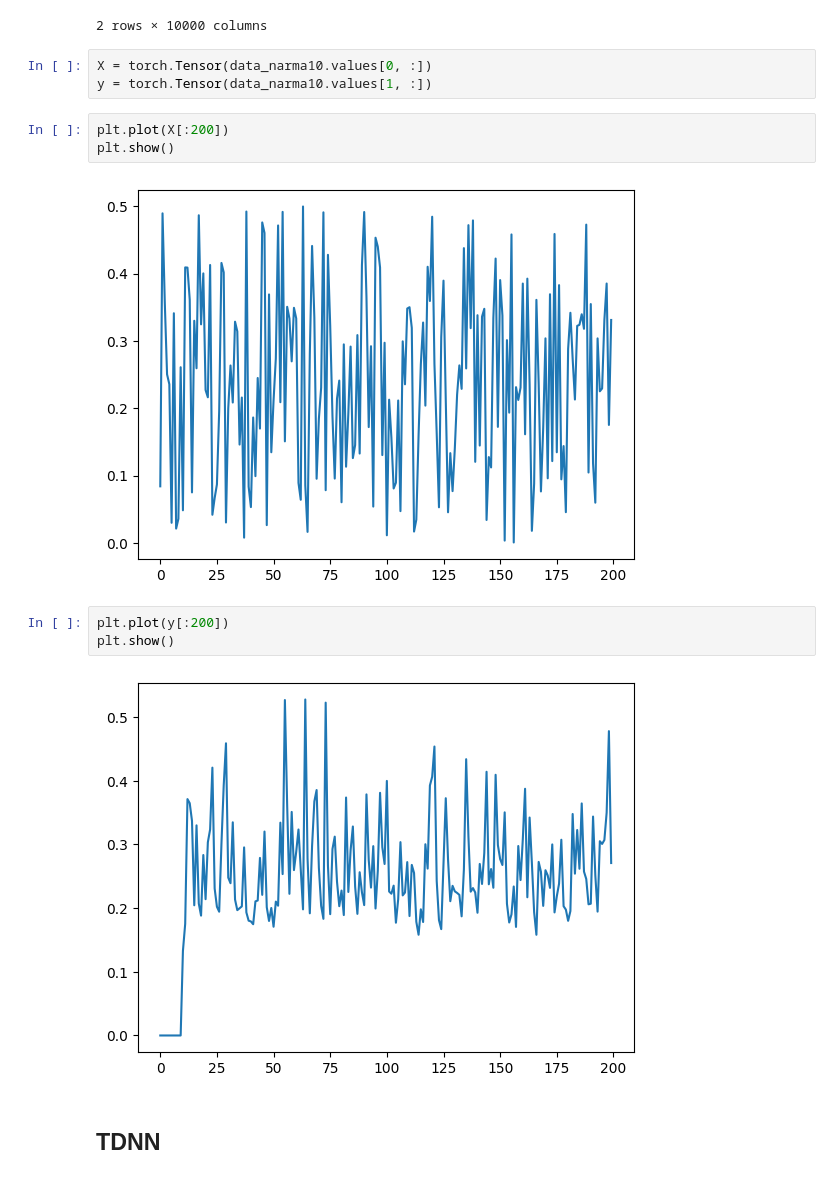
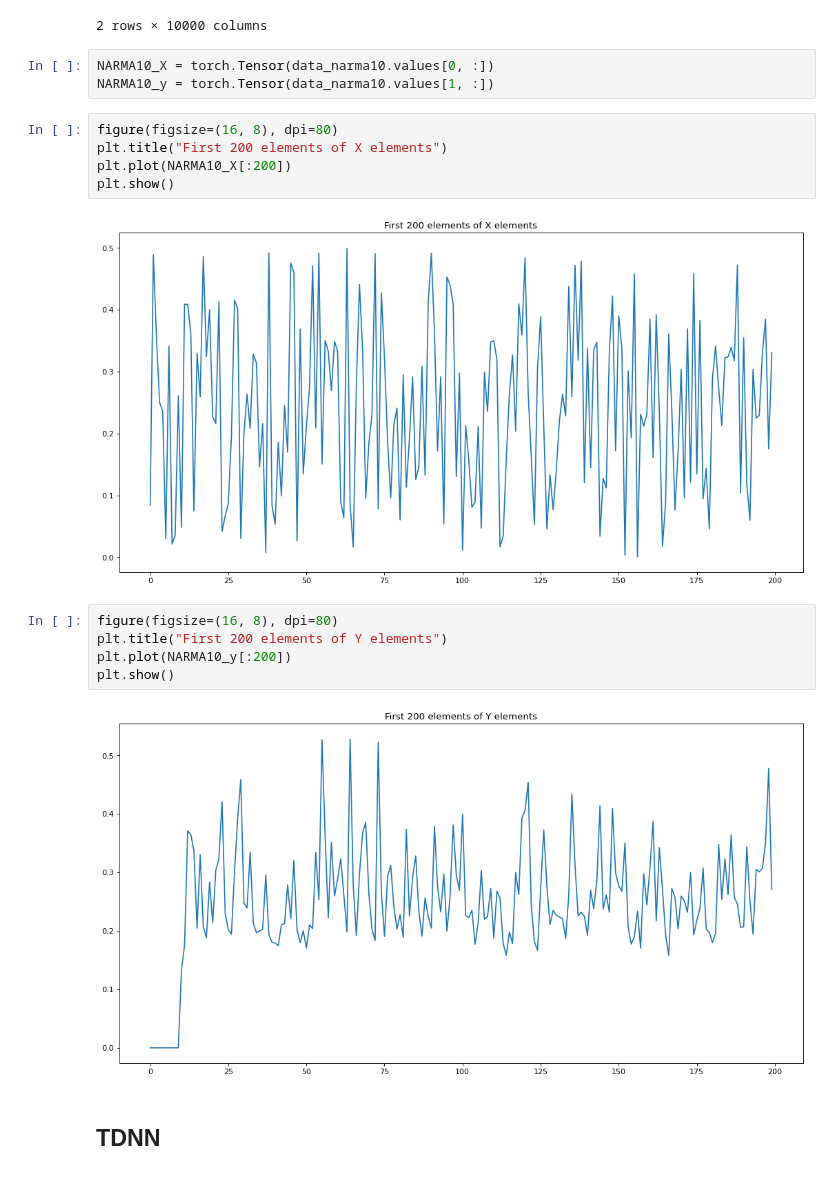
Before and after one commit to Andrew-Wyn/CNS_MidTerms, a Jupyter notebook: LAB3_1/TDNN_RNN.ipynb, the cells around one changed output. Drawn from its saved outputs; the diff is of its cells as text.

```diff
--- a/LAB3_1/TDNN_RNN.ipynb
+++ b/LAB3_1/TDNN_RNN.ipynb
@@ -217,18 +302,22 @@ data_narma10.head()
 | 1 | 0.000000 | 0.00000 | 0.00000 | 0.00000 | 0.00000 | 0.000000 | 0.00000 | 0.000000 | 0.000000 | 0.00000 | ... | ... |
 2 rows × 10000 columns
 # %%
-X = torch.Tensor(data_narma10.values[0, :])
-y = torch.Tensor(data_narma10.values[1, :])
+NARMA10_X = torch.Tensor(data_narma10.values[0, :])
+NARMA10_y = torch.Tensor(data_narma10.values[1, :])
 # %%
-plt.plot(X[:200])
+figure(figsize=(16, 8), dpi=80)
+plt.title("First 200 elements of X elements")
+plt.plot(NARMA10_X[:200])
 plt.show()
 # %% [output]
-[figure, old version]
+[figure, new version]
 # %%
-plt.plot(y[:200])
+figure(figsize=(16, 8), dpi=80)
+plt.title("First 200 elements of Y elements")
+plt.plot(NARMA10_y[:200])
 plt.show()
 # %% [output]
-[figure, old version]
+[figure, new version]
 # %% [markdown]
 ## TDNN
 # %%
```
Also changed, not shown: parts of 65 cells of this notebook.
